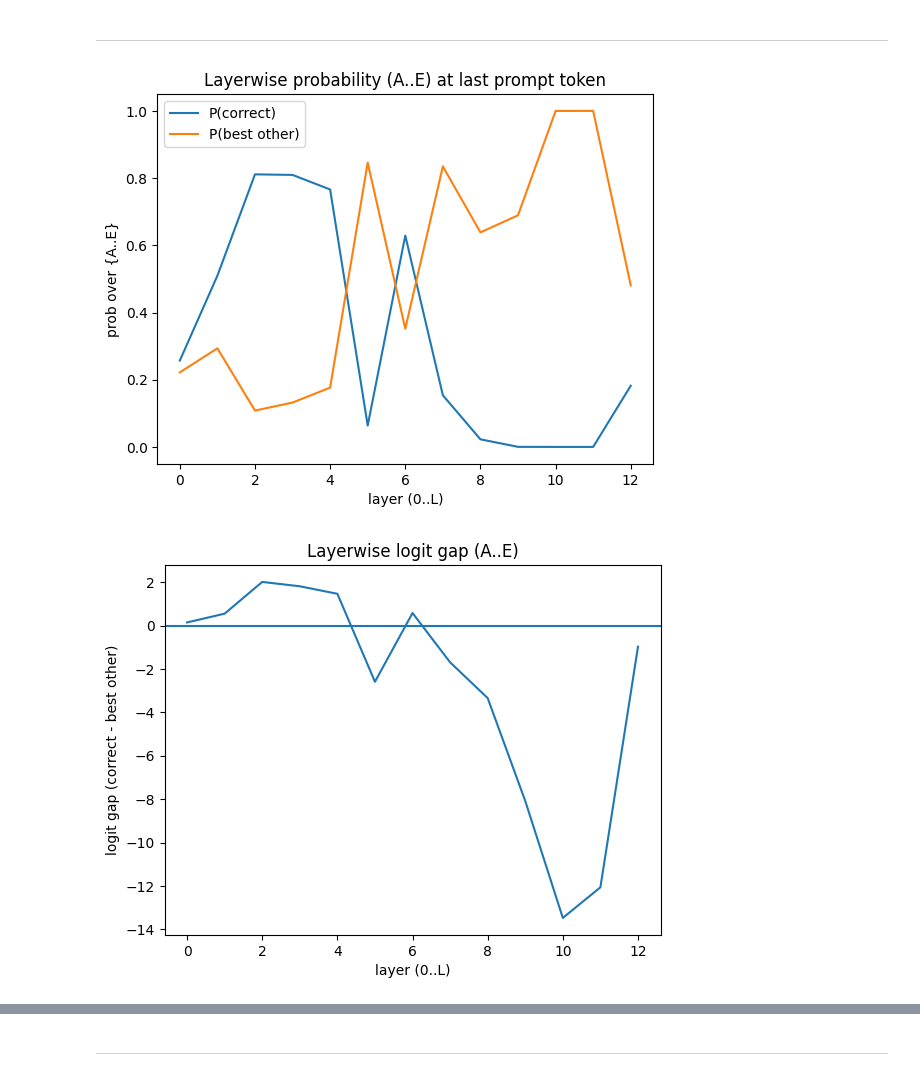
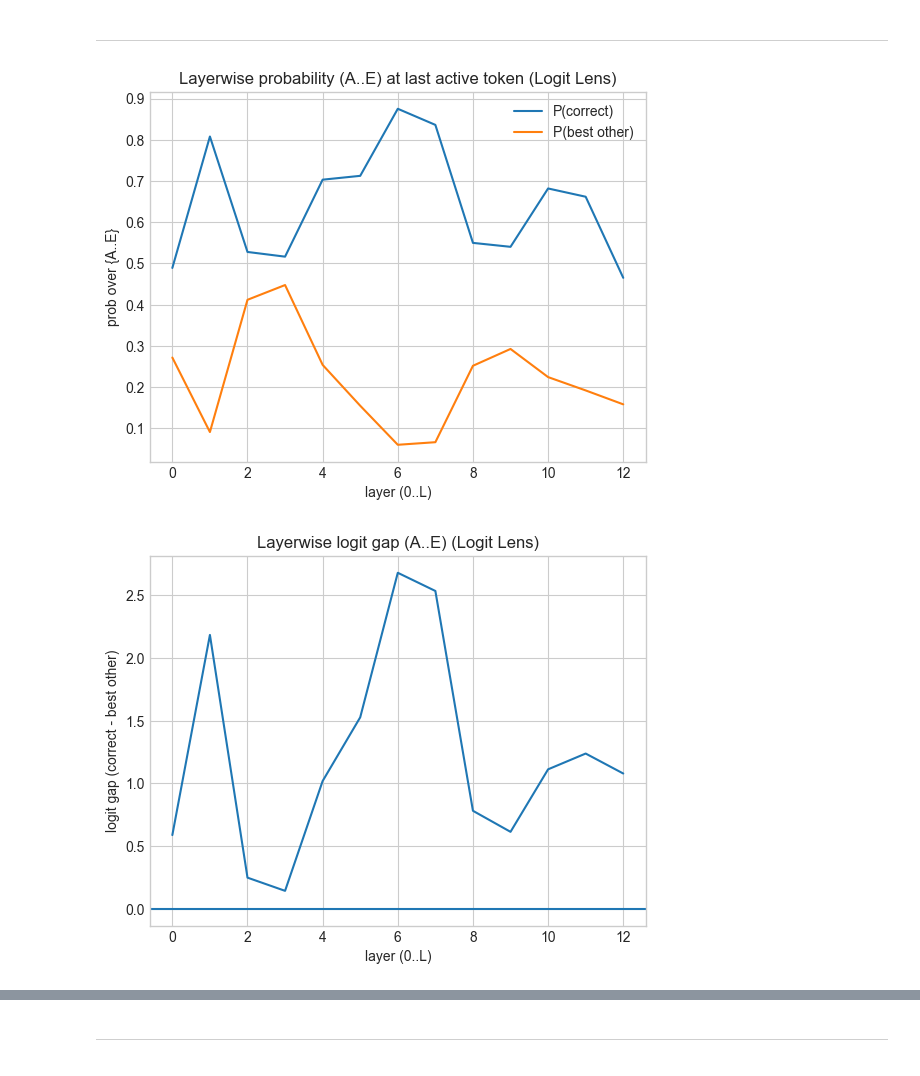
Before and after one commit to Mikolaj-MLP/Transformer-Decision-Traces, a Jupyter notebook: Dec_trace_properties_vis.ipynb, the cells around one changed output, grey strips where cells are left out. Saved outputs shown, nothing was run; the diff lists cells and outputs as text; code cells hidden in the pictures.

```diff
--- a/Dec_trace_properties_vis.ipynb
+++ b/Dec_trace_properties_vis.ipynb
@@ -4,6 +12,7 @@ import numpy as np
 import pandas as pd
 import torch
 import matplotlib.pyplot as plt
+plt.style.use("seaborn-v0_8-whitegrid")
 
 from src.traces_utils.store import TraceStore
 from src.models.load import load_base
@@ -65,33 +190,32 @@ choice_token_first: {'A': 317, 'B': 347, 'C': 327, 'D': 360, 'E': 412}
 # %%
-# pick an example by id
+# pick an example
 row0 = st.tokens.iloc[0]
 eid = row0["example_id"]
+lab_correct = row0["answerKey"]
+
 print("example_id:", eid)
-print("answerKey:", row0["answerKey"])
+print("answerKey:", lab_correct)
 print("text preview:\n", row0["text"][:400], "...\n")
 
 enc = st.encodings(eid)
 mask = np.array(enc["attention_mask"], dtype=np.int64)
-pos = int(mask.sum() - 1)  # last active token position
+
+# LEFT padding => last active token index is last position where mask==1
+pos = int(np.where(mask == 1)[0][-1])
+
 T = len(enc["input_ids"])
-print("T:", T, "mask.sum:", int(mask.sum()), "pos(last):", pos)
+tok_at_pos = tok.convert_ids_to_tokens([enc["input_ids"][pos]])[0]
+print("T:", T, "mask.sum:", int(mask.sum()), "pos(last active):", pos, "token:", tok_at_pos)
 
 Hs = st.hidden(eid, side="dec")  # (L+1, T, D)
-print("hidden shape:", Hs.shape)
+print("hidden shape (L+1,T,D):", Hs.shape)
 
-# prepare weights for logits
-W = model.lm_head.weight.detach().to("cpu")  # (vocab, D)
-# GPT-2 lm_head has no bias
-# logits(token) = h @ W[token].T
+W = model.lm_head.weight.detach().to("cpu")
+ln_f = model.transformer.ln_f                   # final layernormalization
 
 layers = Hs.shape[0]  # L+1
 print("layers (L+1):", layers)
 
-lab_correct = row0["answerKey"]
-id_correct = choice_token_first[lab_correct]
-print("correct label:", lab_correct, "token_id:", id_correct)
-
-# collect arrays
 layer_logits_5 = []
 layer_probs_5  = []
 layer_entropy  = []
@@ -99,12 +223,14 @@ layer_gap      = []
 layer_toplab   = []
 
 for li in range(layers):
-    h = torch.tensor(Hs[li, pos, :], dtype=torch.float32)  # (D,)
+    h = torch.tensor(Hs[li, pos, :], dtype=torch.float32)
+    h = ln_f(h)  # LOGIT LENS
+
     logits5 = []
     for lab in choice_labels:
         tid = choice_token_first[lab]
         logits5.append(float(torch.dot(h, W[tid])))
-    logits5 = np.array(logits5, dtype=np.float64)  # (5,)
+    logits5 = np.array(logits5, dtype=np.float64)
 
     # softmax over 5 choices
     x = logits5 - logits5.max()
@@ -119,8 +245,7 @@ for li in range(layers):
     gap = float(logits5[idx_c] - best_other)
 
     # top label among A-E
-    top_idx = int(np.argmax(logits5))
-    toplab = choice_labels[top_idx]
+    toplab = choice_labels[int(np.argmax(logits5))]
 
     layer_logits_5.append(logits5)
     layer_probs_5.append(p)
@@ -239,34 +367,34 @@ Typical pattern:
 # %%
 Lp1 = layer_probs_5.shape[0]
 x = np.arange(Lp1)
 
 idx_c = choice_labels.index(lab_correct)
 p_correct = layer_probs_5[:, idx_c]
 p_best_other = np.max(np.delete(layer_probs_5, idx_c, axis=1), axis=1)
 
 plt.figure()
 plt.plot(x, p_correct, label="P(correct)")
 plt.plot(x, p_best_other, label="P(best other)")
 plt.xlabel("layer (0..L)")
 plt.ylabel("prob over {A..E}")
-plt.title("Layerwise probability (A..E) at last prompt token")
+plt.title("Layerwise probability (A..E) at last active token (Logit Lens)")
 plt.legend()
 plt.show()
 
 plt.figure()
 plt.plot(x, layer_gap)
 plt.axhline(0.0)
 plt.xlabel("layer (0..L)")
 plt.ylabel("logit gap (correct - best other)")
-plt.title("Layerwise logit gap (A..E)")
+plt.title("Layerwise logit gap (A..E) (Logit Lens)")
 plt.show()
 
 plt.figure()
 plt.plot(x, layer_entropy)
 plt.xlabel("layer (0..L)")
 plt.ylabel("entropy over {A..E}")
-plt.title("Layerwise entropy (A..E)")
+plt.title("Layerwise entropy (A..E) (Logit Lens)")
 plt.show()
 # %% [output]
-[figure, old version]
+[figure, new version]
-[figure, old version]
+[figure, new version]
```
Also changed, not shown: parts of 14 cells of this notebook.
